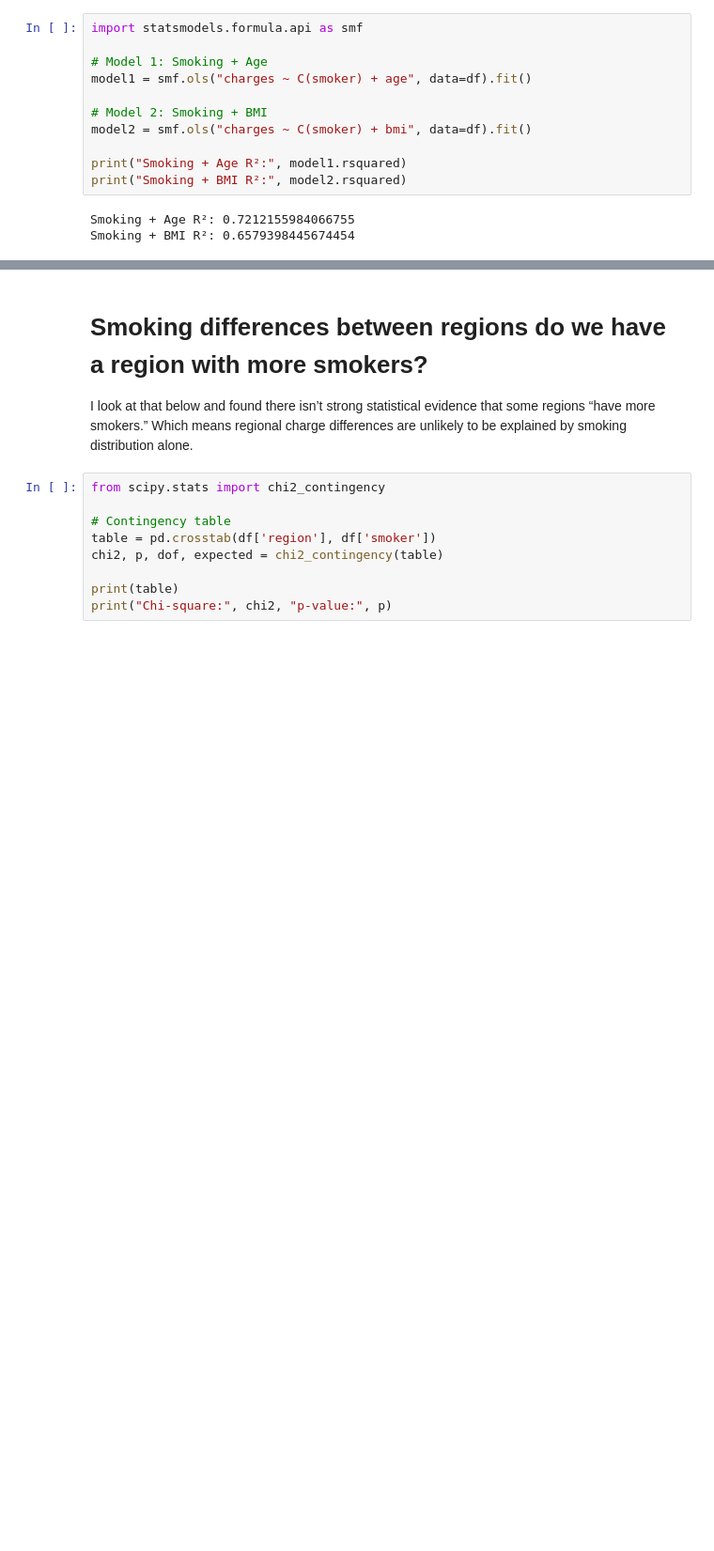
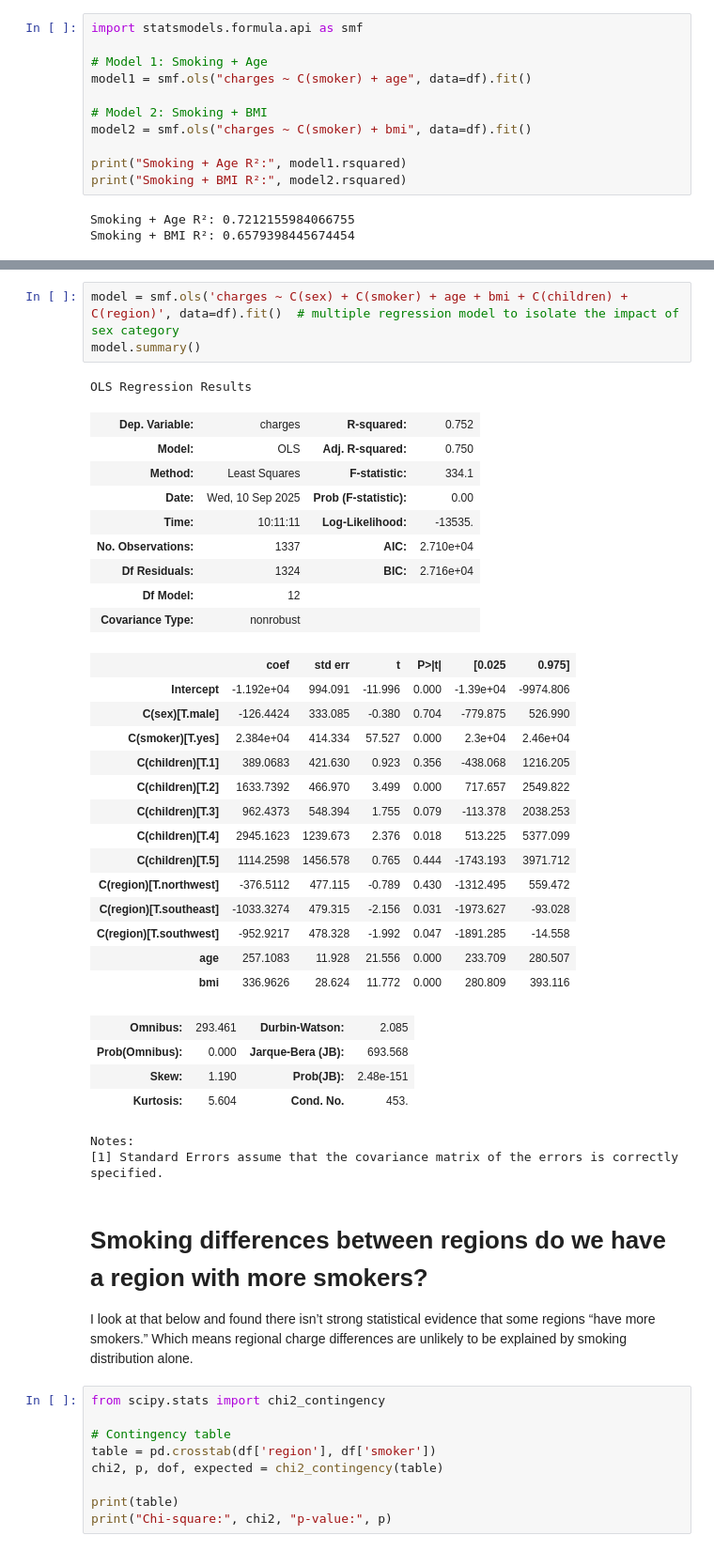
Before and after one commit to JayneLawley/Team_2_Healthcare_Insurance_Project, a Jupyter notebook: jupyter_notebooks/ETL.ipynb, the cells around one changed output, grey strips where cells are left out. Shown: that part at 94% size. Drawn from its saved outputs; the diff is of its cells as text; blank space fills up the shorter version.

Commit message:
Sex Regression test and BMI cat update

```diff
--- a/jupyter_notebooks/ETL.ipynb
+++ b/jupyter_notebooks/ETL.ipynb
@@ -649,3 +668,37 @@ R² with Smoking + Age bands + BMI bands: 0.746873981594827
+# %%
+model = smf.ols('charges ~ C(sex) + C(smoker) + age + bmi + C(children) + C(region)', data=df).fit()  # multiple regression model to isolate the impact of sex category
+model.summary()
+# %% [output]
+OLS Regression Results
+| Dep. Variable: | charges | R-squared: | 0.752 |
+| Model: | OLS | Adj. R-squared: | 0.750 |
+| Method: | Least Squares | F-statistic: | 334.1 |
+| Date: | Wed, 10 Sep 2025 | Prob (F-statistic): | 0.00 |
+| Time: | 10:11:11 | Log-Likelihood: | -13535. |
+| No. Observations: | 1337 | AIC: | 2.710e+04 |
+| Df Residuals: | 1324 | BIC: | 2.716e+04 |
+| Df Model: | 12 |  |  |
+| Covariance Type: | nonrobust |  |  |
+|  | coef | std err | t | P>|t| | [0.025 | 0.975] |
+| Intercept | -1.192e+04 | 994.091 | -11.996 | 0.000 | -1.39e+04 | -9974.806 |
+| C(sex)[T.male] | -126.4424 | 333.085 | -0.380 | 0.704 | -779.875 | 526.990 |
+| C(smoker)[T.yes] | 2.384e+04 | 414.334 | 57.527 | 0.000 | 2.3e+04 | 2.46e+04 |
+| C(children)[T.1] | 389.0683 | 421.630 | 0.923 | 0.356 | -438.068 | 1216.205 |
+| C(children)[T.2] | 1633.7392 | 466.970 | 3.499 | 0.000 | 717.657 | 2549.822 |
+| C(children)[T.3] | 962.4373 | 548.394 | 1.755 | 0.079 | -113.378 | 2038.253 |
+| C(children)[T.4] | 2945.1623 | 1239.673 | 2.376 | 0.018 | 513.225 | 5377.099 |
+| C(children)[T.5] | 1114.2598 | 1456.578 | 0.765 | 0.444 | -1743.193 | 3971.712 |
+| C(region)[T.northwest] | -376.5112 | 477.115 | -0.789 | 0.430 | -1312.495 | 559.472 |
+| C(region)[T.southeast] | -1033.3274 | 479.315 | -2.156 | 0.031 | -1973.627 | -93.028 |
+| C(region)[T.southwest] | -952.9217 | 478.328 | -1.992 | 0.047 | -1891.285 | -14.558 |
+| age | 257.1083 | 11.928 | 21.556 | 0.000 | 233.709 | 280.507 |
+| bmi | 336.9626 | 28.624 | 11.772 | 0.000 | 280.809 | 393.116 |
+| Omnibus: | 293.461 | Durbin-Watson: | 2.085 |
+| Prob(Omnibus): | 0.000 | Jarque-Bera (JB): | 693.568 |
+| Skew: | 1.190 | Prob(JB): | 2.48e-151 |
+| Kurtosis: | 5.604 | Cond. No. | 453. |
+Notes:
+[1] Standard Errors assume that the covariance matrix of the errors is correctly specified.
 # %% [markdown]
 # Smoking differences between regions do we have a region with more smokers?
 
```
Also changed, not shown: parts of 22 cells of this notebook, 1 other file.
